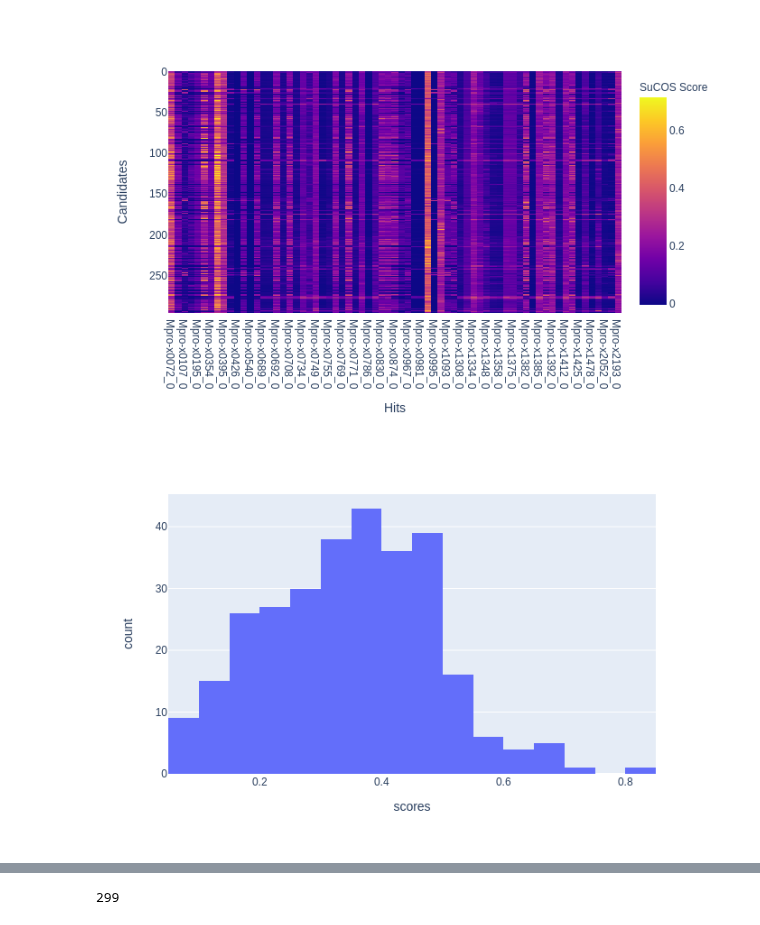
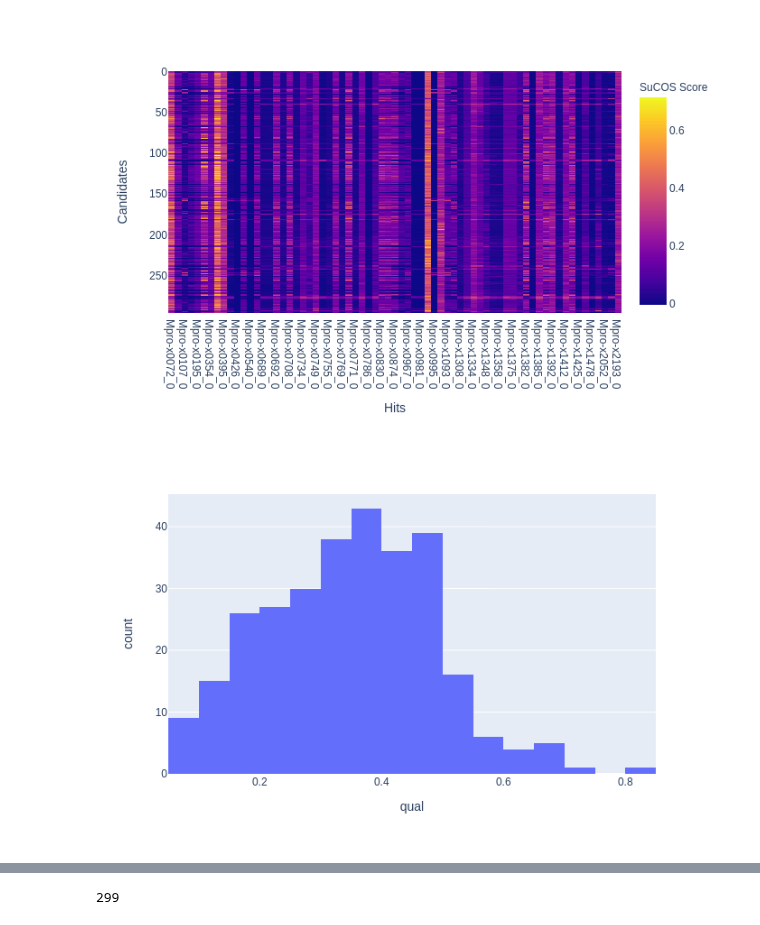
Before and after one commit to tdudgeon/jupyter_mpro, a Jupyter notebook: featurestein/FeatureStein.ipynb, the cells around one changed output, grey strips where cells are left out. Drawn from its saved outputs; the diff is of its cells as text; code cells hidden in the pictures.

Commit message:
featurestein qual/quant scores

```diff
--- a/featurestein/FeatureStein.ipynb
+++ b/featurestein/FeatureStein.ipynb
@@ -441,7 +476,12 @@ Iteratively merge the features
 # %%
 def score_featmaps(fm1, fm2):
     "Generate the score for 2 feature maps"
-    return fm1.ScoreFeats(fm2.GetFeatures()) / fm1.GetNumFeatures()
+    return get_featmap_scores(fm1, fm2)[1]
+
+def get_featmap_scores(fm1, fm2):
+    "Generate the raw score and the normalised score"
+    feat_score = fm1.ScoreFeats(fm2.GetFeatures())
+    return feat_score, feat_score / fm1.GetNumFeatures()
 
 def build_feat_data(mols):
     "Build the feature maps and do the all vs. all comparison"
@@ -730,25 +770,28 @@ fig.show()
 # %%
 def gen_fmap_scores(poses, fmap):
     count = 0
-    scores = []
+    qual_scores = []
+    quant_scores = []
     for mol in poses:
         name = mol.GetProp('_Name')
         featMap = getFeatureMap(mol)
-        score = score_featmaps(featMap, fmap)
-        scores.append(score)
-        mol.SetDoubleProp('FeatureSteinScore', score)
+        fmscores = get_featmap_scores(featMap, fmap)
+        quant_scores.append(fmscores[0])
+        qual_scores.append(fmscores[1])
+        mol.SetDoubleProp('FeatureSteinQualScore', fmscores[1])
+        mol.SetDoubleProp('FeatureSteinQuantScore', fmscores[0])
         #print(count, name, mol.GetProp('SCORE.norm'), score)
         count += 1
-    return pd.DataFrame({'scores': scores})
+    return pd.DataFrame({'qual': qual_scores, 'quant': quant_scores})
 # %%
 # look at the distribution of meged feature map scores
 df3 = gen_fmap_scores(tethered_poses, merged_fmap)
-fig = px.histogram(df3,  x='scores')
+fig = px.histogram(df3,  x='qual')
 fig.show()
 # We get a reasonable distribution of scores
 # Are they usefull?
 # %% [output]
-[figure, old version]
+[figure, new version]
 # %%
 # And the combined feature map scores
 df3 = gen_fmap_scores(tethered_poses, combined_fmap)
```
Also changed, not shown: parts of 22 cells of this notebook, 4 other files.
